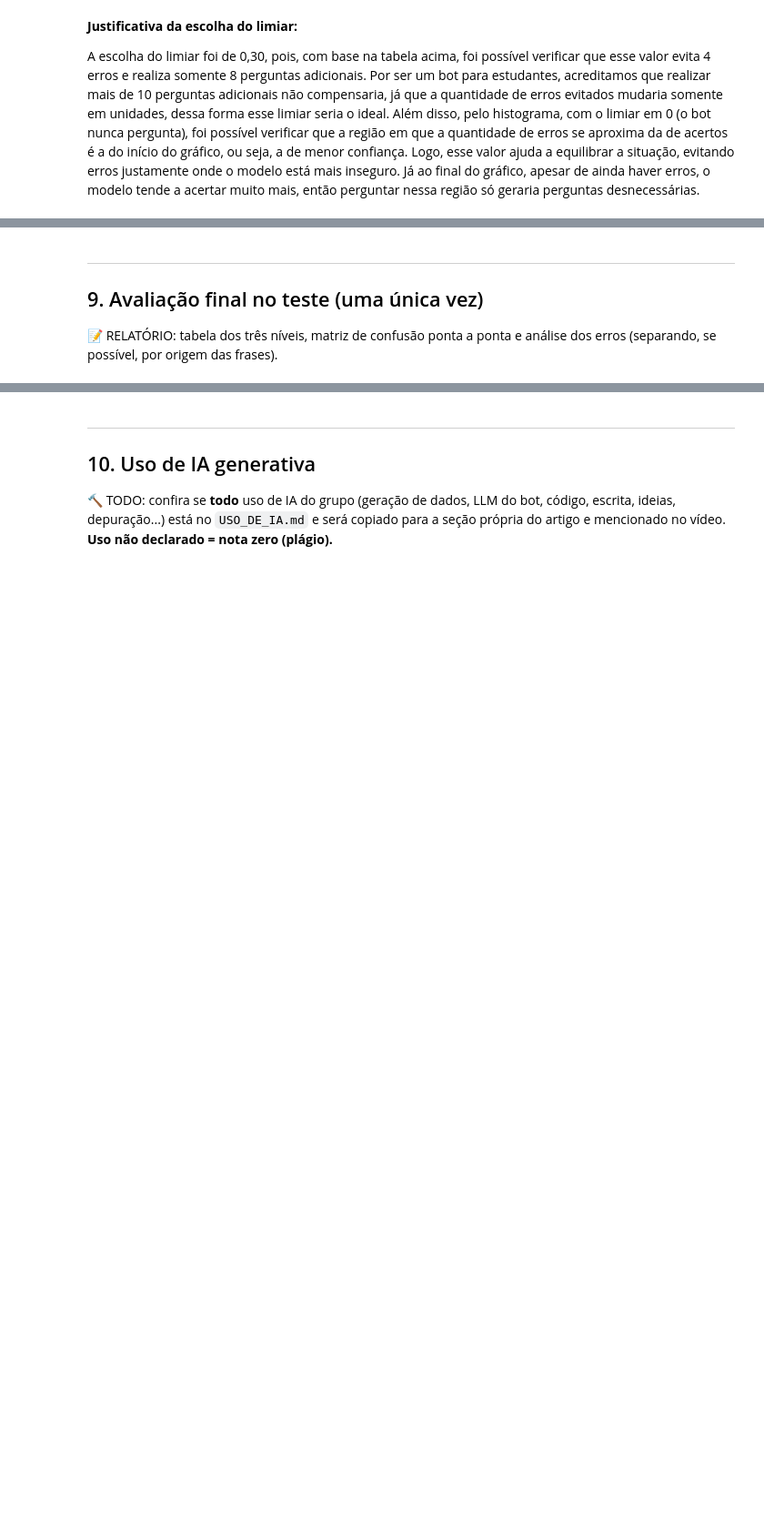
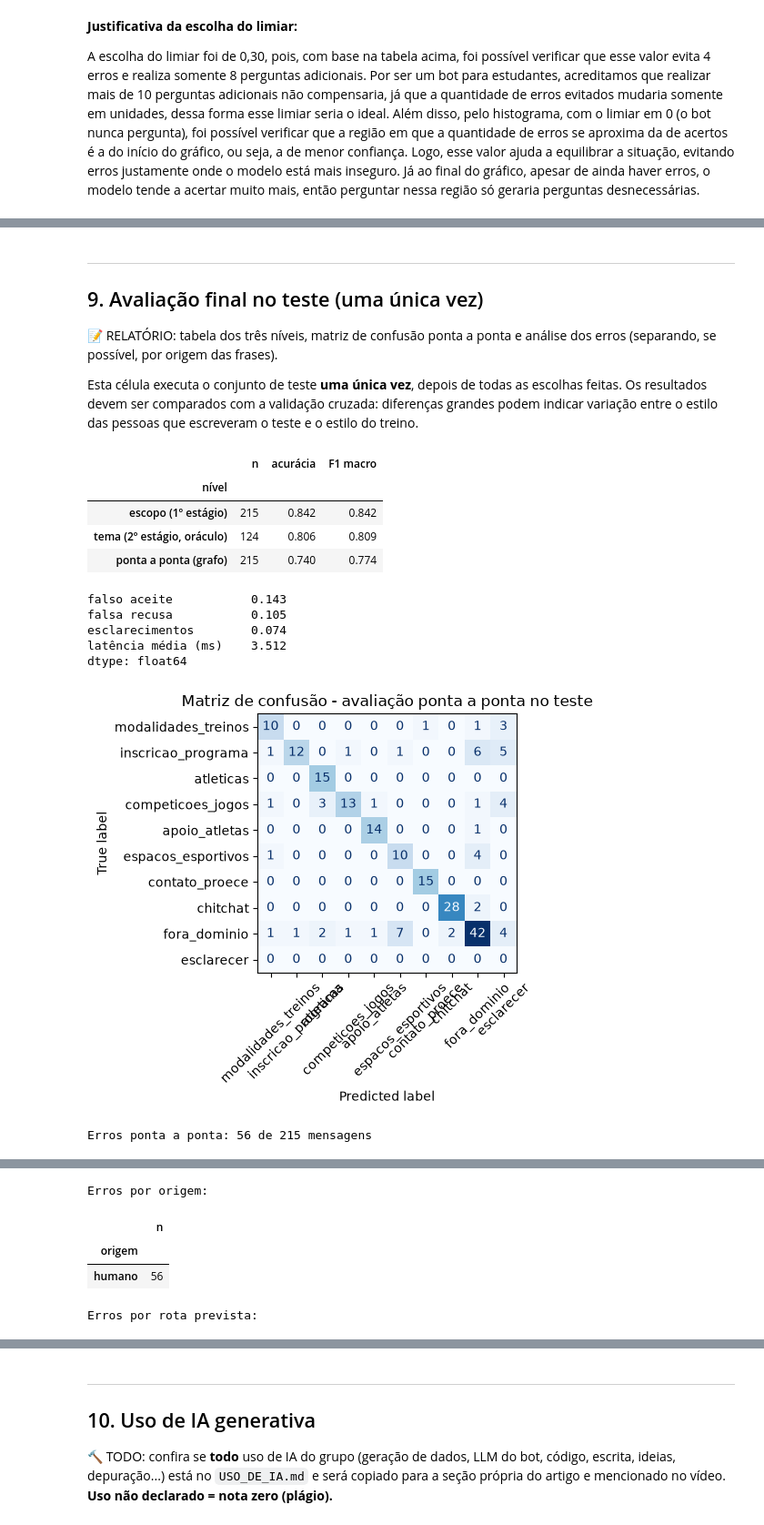
Before and after one commit to amanda-bea/IA-2026-02-TP-Chatbot, a Jupyter notebook: notebooks/01_trabalho_grupo.ipynb, the cells around one changed output, grey strips where cells are left out. Shown at 91% size. Drawn from its saved outputs; the diff is of its cells as text; code cells hidden in the pictures; blank space fills up the shorter version.

Commit message:
prepara para entrega

```diff
--- a/notebooks/01_trabalho_grupo.ipynb
+++ b/notebooks/01_trabalho_grupo.ipynb
@@ -782,11 +908,72 @@ if llm:
 
 📝 RELATÓRIO: tabela dos três níveis, matriz de confusão ponta a ponta e análise
 dos erros (separando, se possível, por origem das frases).
+
+Esta célula executa o conjunto de teste **uma única vez**, depois de todas as escolhas feitas.
+Os resultados devem ser comparados com a validação cruzada: diferenças grandes podem indicar
+variação entre o estilo das pessoas que escreveram o teste e o estilo do treino.
 # %%
 clf_escopo, clf_tema = carregar_classificadores(config)
 grafo = construir_grafo(config, clf_escopo, clf_tema)
 resultado, previsoes = avaliar(config, clf_escopo, clf_tema, grafo, teste)
 tab, extras = tabela_resumo(resultado)
 display(tab.round(3))
 display(extras.round(3))
-previsoes.loc[~previsoes["acertou"], ["texto", "real", "https://www.ppgia.pucpr.br/pt/arquivos/doutorado/teses/2022/Tese_Ricardo_Theis_Geraldi.pdfrota", "confianca_escopo", "confianca_intencao"]]
+
+previsoes = previsoes.merge(
+    teste[["texto", "origem"]].drop_duplicates("texto"),
+    on="texto",
+    how="left",
+)
+
+rotulos_ponta = config.nomes_intencoes + ["chitchat", "fora_dominio", "esclarecer"]
+ConfusionMatrixDisplay.from_predictions(
+    previsoes["real"],
+    previsoes["rota"],
+    labels=rotulos_ponta,
+    xticks_rotation=45,
+    cmap="Blues",
+    colorbar=False,
+)
+plt.title("Matriz de confusão - avaliação ponta a ponta no teste")
+plt.tight_layout()
+plt.show()
+
+erros = previsoes.loc[
+    ~previsoes["acertou"],
+    ["texto", "origem", "real", "rota", "escopo", "intencao",
+     "confianca_escopo", "confianca_intencao"],
+]
+print(f"Erros ponta a ponta: {len(erros)} de {len(previsoes)} mensagens")
+display(erros)
+
+print("Erros por origem:")
+display(erros["origem"].value_counts().to_frame("n") if len(erros) else pd.DataFrame(columns=["n"]))
+print("Erros por rota prevista:")
+display(erros["rota"].value_counts().to_frame("n") if len(erros) else pd.DataFrame(columns=["n"]))
+
+# Matriz do classificador de escopo no teste, separada da cascata completa
+prev_escopo = clf_escopo.predict(teste["texto"])
+ConfusionMatrixDisplay.from_predictions(
+    teste["escopo"],
+    prev_escopo,
+    labels=["dominio", "chitchat", "fora_dominio"],
+    cmap="Blues",
+    colorbar=False,
+)
+plt.title("Classificador de escopo - matriz no teste")
+plt.tight_layout()
+plt.show()
+# %% [output]
+|  | n | acurácia | F1 macro |
+| nível |  |  |  |
+| escopo (1º estágio) | 215 | 0.842 | 0.842 |
+| tema (2º estágio, oráculo) | 124 | 0.806 | 0.809 |
+| ponta a ponta (grafo) | 215 | 0.740 | 0.774 |
+falso aceite           0.143
+falsa recusa           0.105
+esclarecimentos        0.074
+latência média (ms)    3.512
+dtype: float64
+[figure, added]
+Erros ponta a ponta: 56 de 215 mensagens
@@ -792,0 +997,5 @@ previsoes.loc[~previsoes["acertou"], ["texto", "real", "https://www.ppgia.pucpr.
+Erros por origem:
+|  | n |
+| origem |  |
+| humano | 56 |
+Erros por rota prevista:
```
Also changed, not shown: parts of 11 cells of this notebook, 4 other files.
